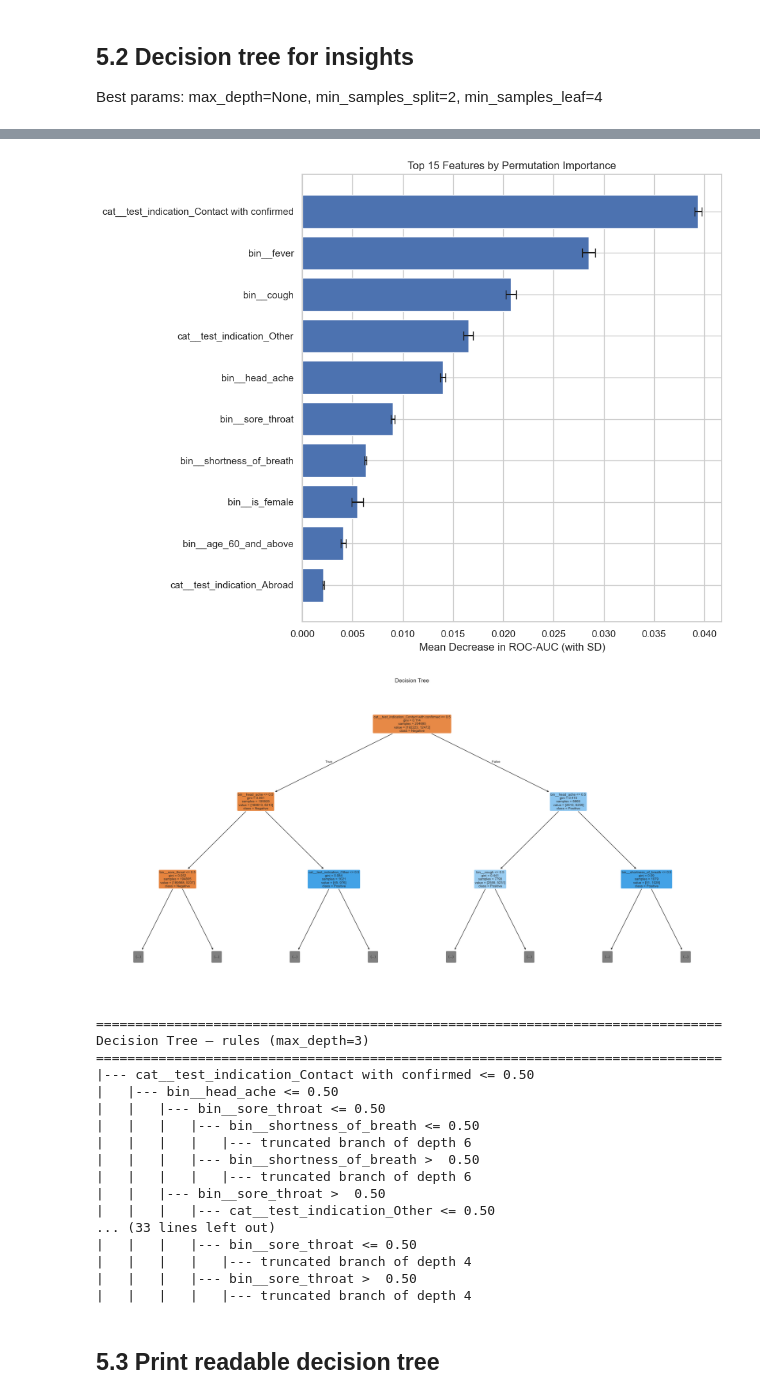
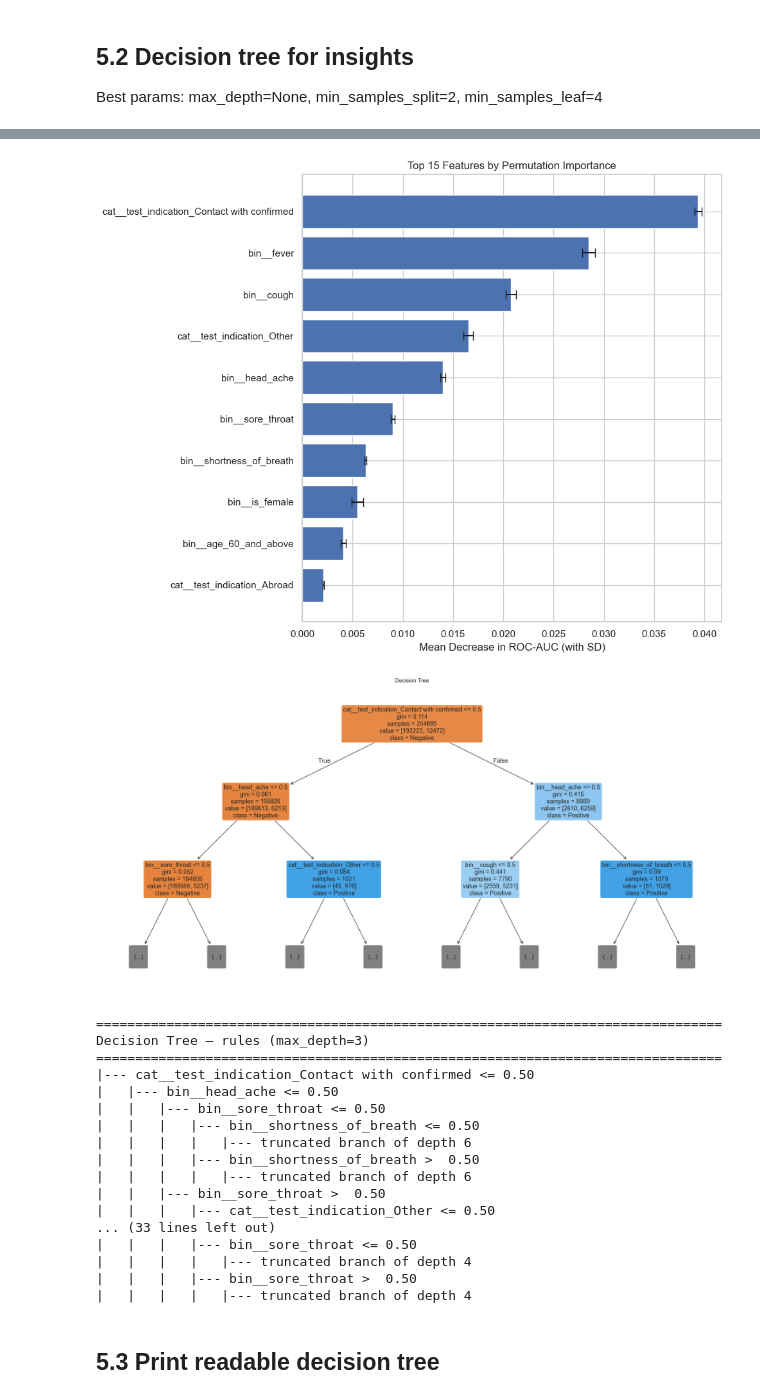
Before and after one commit to billychanhub/cambridge-spark-hackathon-bc, a Jupyter notebook: notebooks/01_exploration.ipynb, the cells around one changed output, grey strips where cells are left out. Drawn from its saved outputs; the diff is of its cells as text; code cells hidden in the pictures.

```diff
--- a/notebooks/01_exploration.ipynb
+++ b/notebooks/01_exploration.ipynb
@@ -2027,6 +2027,7 @@ plot_tree(
     class_names=["Negative", "Positive"],
     filled=True,
     rounded=True,
+    fontsize=13,
     max_depth=2  # adjust for readability
 )
 plt.title(title)
@@ -2049,34 +2050,34 @@ print(
 🏆 Decision Tree trained with specified hyperparameters.
 Model type: DecisionTreeClassifier
 Number of features after preprocessing: 10
 
 --- Built-in Feature Importance ---
                                        Feature  Importance
 8  cat__test_indication_Contact with confirmed    0.649783
 4                               bin__head_ache    0.160429
 2                             bin__sore_throat    0.059936
 3                     bin__shortness_of_breath    0.049867
 1                                   bin__fever    0.032318
 0                                   bin__cough    0.019785
 5                        bin__age_60_and_above    0.010944
 7                  cat__test_indication_Abroad    0.006491
 6                               bin__is_female    0.005639
 9                   cat__test_indication_Other    0.004808
 [figure]
 --- Permutation Importance (on Transformed Data) ---
                                        Feature  Importance   Std Dev
 8  cat__test_indication_Contact with confirmed    0.039373  0.000364
 1                                   bin__fever    0.028511  0.000641
 0                                   bin__cough    0.020771  0.000518
 9                   cat__test_indication_Other    0.016515  0.000477
 4                               bin__head_ache    0.013971  0.000254
 2                             bin__sore_throat    0.009016  0.000183
 3                     bin__shortness_of_breath    0.006287  0.000085
 6                               bin__is_female    0.005502  0.000566
 5                        bin__age_60_and_above    0.004096  0.000255
 7                  cat__test_indication_Abroad    0.002095  0.000061
 [figure]
-[figure, old version]
+[figure, new version]
 ================================================================================
 Decision Tree — rules (max_depth=3)
 ================================================================================
```
